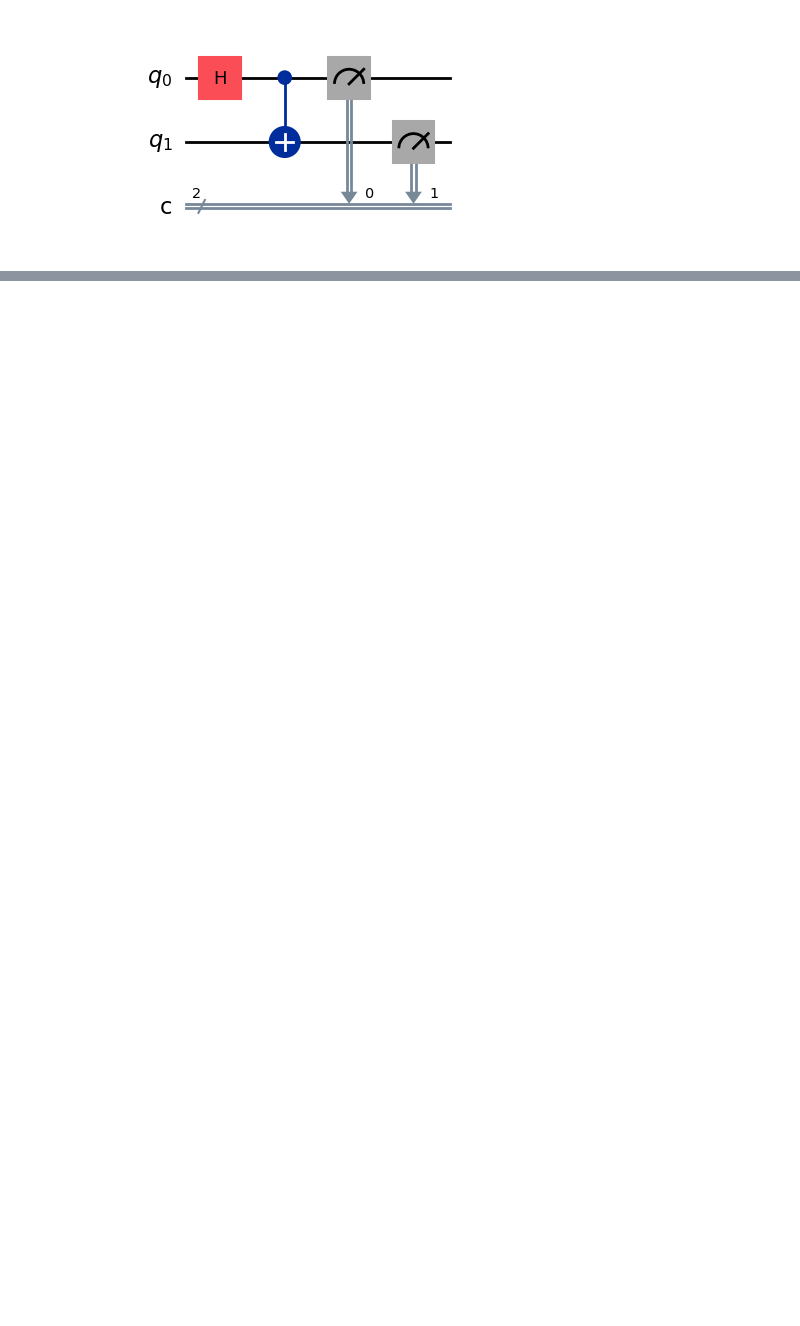
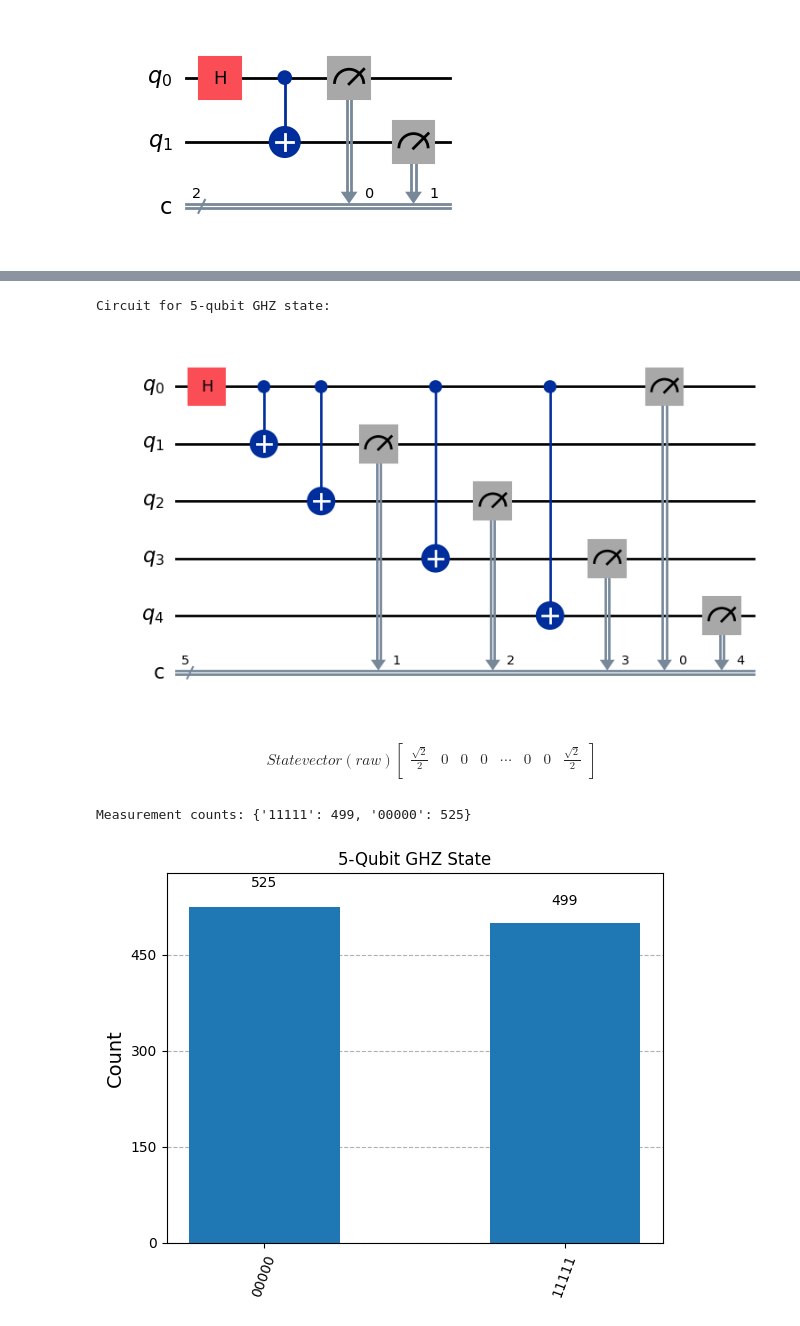
Before and after one commit to shyannlaii/SIT-UofG-QC, a Jupyter notebook: QC-Lab1.ipynb, the cells around one changed output, grey strips where cells are left out. Saved outputs shown, nothing was run; the diff lists cells and outputs as text; code cells hidden in the pictures; blank space fills up the shorter version.

```diff
--- a/QC-Lab1.ipynb
+++ b/QC-Lab1.ipynb
@@ -239,10 +336,48 @@ print("Measurement counts for |00> - |11>:", counts2)
 # %%
 # EXERCISE
 
 # The GHZ state on any number of qubits has the form  1/sqrt(2) ( |00...0> + |11...1> )
+  # H(0) → CX(0,1) → CX(0,2) → CX(0,3) → ...
 
 # The Bell state 1/sqrt(2) ( |00> + |11> ) is the case for two qubits.
+  # H(0) → CX(0,1)
 
 # Write code to construct a circuit that produces a GHZ state for any given number of qubits.
+# Try simulating the circuit, with measurements. How many qubits can the simulator handle in a reasonable time?
 
-# Try simulating the circuit, with measurements. How many qubits can the simulator handle in a reasonable time?
+n = 5   # number of qubits
+
+ghz_circuit = QuantumCircuit(n,n)
+ghz_circuit.h(0)  # 1st qubits into superposition
+for i in range(1, n):  # entangle all other qubits with qubit 0
+    ghz_circuit.cx(0, i)
+
+ghz_circuit.measure(range(n),range(n)) # measure all qubits
+print(f"\nCircuit for {n}-qubit GHZ state:")
+display(ghz_circuit.draw("mpl"))
+
+# STATEVECTOR (before measurement)
+sv = Statevector.from_instruction(ghz_circuit.remove_final_measurements(inplace=False))
+display(array_to_latex(sv.data, prefix="Statevector (raw)"))
+
+
+# SIMULATION
+qc_compiled = transpile(ghz_circuit, backend)
+job_sim = backend.run(qc_compiled, shots=1024)
+result_sim = job_sim.result()
+counts = result_sim.get_counts(qc_compiled)
+
+print("\nMeasurement counts:", counts)
+
+display(plot_histogram(counts, title=f"{n}-Qubit GHZ State"))
+# %% [output]
+Circuit for 5-qubit GHZ state:
+[figure, added]
+$$
+Statevector (raw)
+\begin{bmatrix}
+\frac{\sqrt{2}}{2} & 0 & 0 & 0 & \cdots & 0 & 0 & \frac{\sqrt{2}}{2}  \\
+ \end{bmatrix}
+$$
+Measurement counts: {'11111': 499, '00000': 525}
+[figure, added]
```
Also changed, not shown: parts of 5 cells of this notebook.
